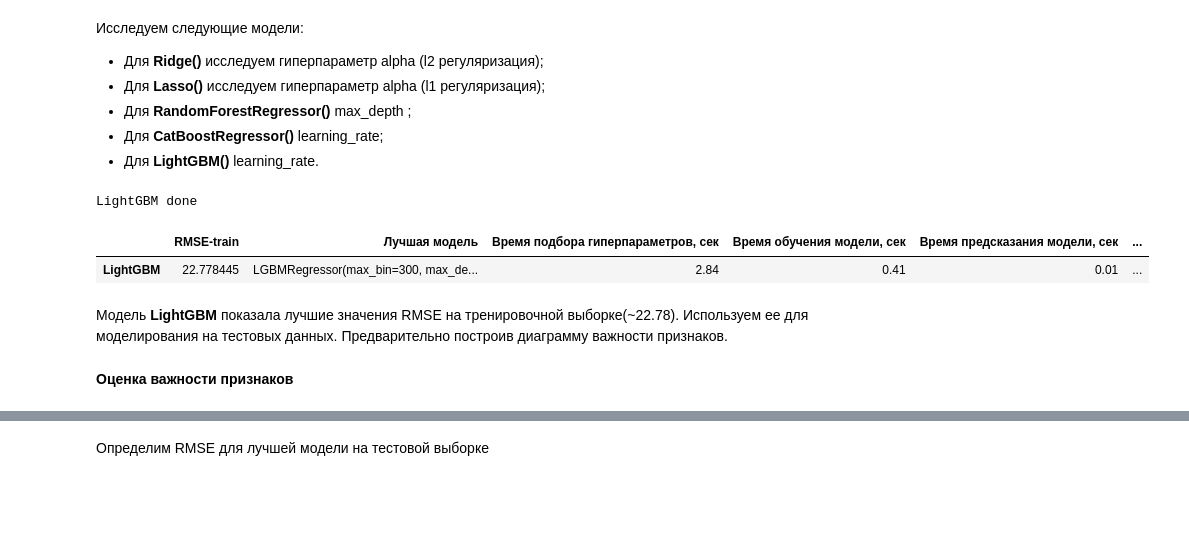
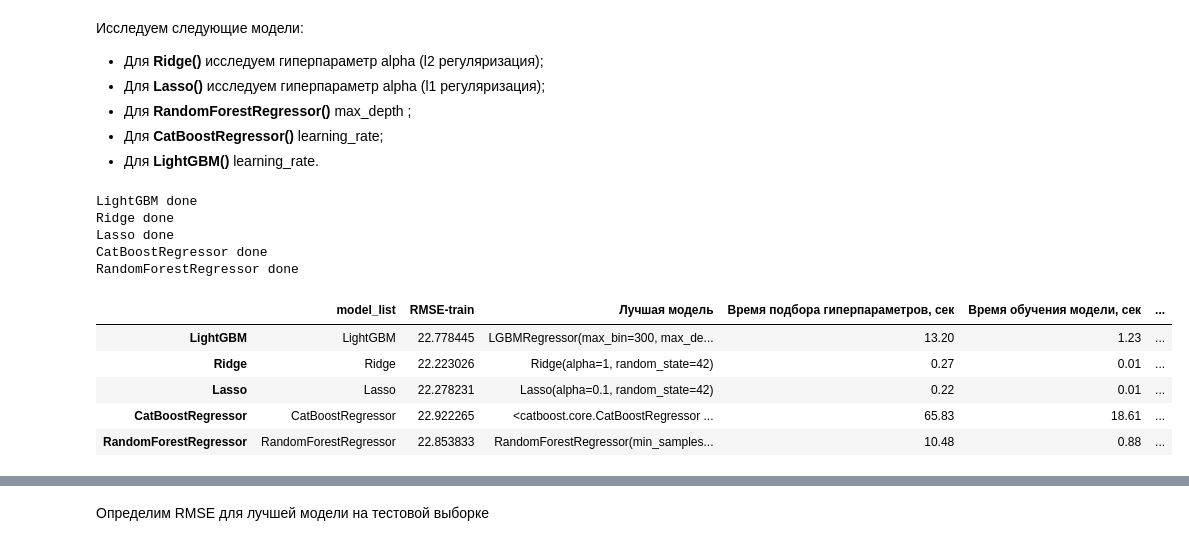
Before and after one commit to MalastowskiNS/-YanXPraKPjcts, a Jupyter notebook: M03P04-Taxi2Airport/Taxi2Airport.ipynb, the cells around one changed output, grey strips where cells are left out. Saved outputs shown, nothing was run; the diff lists cells and outputs as text; code cells hidden in the pictures; blank space fills up the shorter version.

```diff
--- a/M03P04-Taxi2Airport/Taxi2Airport.ipynb
+++ b/M03P04-Taxi2Airport/Taxi2Airport.ipynb
@@ -311,0 +352,9 @@ plt.show()
+# %%
+fig, ax = plt.subplots(2, figsize=(25, 10))
+fig.suptitle('Диаграммы автокорреляций ACF / PCF для ряда после трансформации Бокса-Кокса', fontsize=15)
+plot_acf(box2cox, ax= ax[0],  lags = 24*7)
+plot_pacf(box2cox,  ax= ax[1], lags = 24*7, method='ywm')
+for i, axis in enumerate(ax):
+    ax[i].set_xlabel('Лаги')
+    ax[i].set_ylabel('Значимость лага')
+plt.show()
@@ -312,7 +365,10 @@ plt.show()
 # %%
-fig, ax = plt.subplots(2, figsize=(25, 8))
+fig, ax = plt.subplots(2, figsize=(25, 10))
 fig.suptitle('Диаграммы автокорреляций ACF / PCF для ряда разности 1 час', fontsize=15)
 plot_acf(dSeriasdt, ax= ax[0],  lags = 24*7)
-plot_pacf(dSeriasdt,  ax= ax[1], lags = 24*7)
+plot_pacf(dSeriasdt,  ax= ax[1], lags = 24*7, method='ywm')
+for i, axis in enumerate(ax):
+    ax[i].set_xlabel('Лаги')
+    ax[i].set_ylabel('Значимость лага')
 plt.show()
 # %% [output]
@@ -320,7 +376,10 @@ plt.show()
 # %%
-fig, ax = plt.subplots(2, figsize=(25, 8))
+fig, ax = plt.subplots(2, figsize=(25, 10))
 fig.suptitle('Диаграммы автокорреляций ACF / PCF для ряда разности второго порядка', fontsize=15)
 plot_acf(dSeriasdt, ax= ax[0],  lags = 24*7)
-plot_pacf(dSeriasdt,  ax= ax[1], lags = 24*7)
+plot_pacf(dSeriasdt,  ax= ax[1], lags = 24*7, method='ywm')
+for i, axis in enumerate(ax):
+    ax[i].set_xlabel('Лаги')
+    ax[i].set_ylabel('Значимость лага')
 plt.show()
 # %% [output]
@@ -384,7 +441,7 @@ feat_acf.sample(5)
 feat_kalend = taxi2airport.copy()
 feat_kalend['Day'] = taxi2airport.index.day
 feat_kalend['Hour'] = taxi2airport.index.hour
-feat_kalend['Week'] = taxi2airport.index.week
+feat_kalend['Week'] = taxi2airport.index.isocalendar().week
 feat_kalend['DayofWeek'] = taxi2airport.index.dayofweek
 feat_kalend['Month'] = taxi2airport.index.month
 feat_kalend['TimeofDay'] = ((feat_kalend['Hour']+6)//6)
@@ -795,36 +901,39 @@ min_samples_split   = [2, 10, 20, 30, 35]
 min_samples_leaf    = [2, 10, 20, 30, 35]
 # %%
 model_list = ['LightGBM' , 'Ridge', 'Lasso', 'CatBoostRegressor', 'RandomForestRegressor']
-model_list = ['LightGBM']
 metrics_reg = []
 for i, model in enumerate(model_list):
     time2start = time()
     params   = param_grid_choose(model, min_samples_split, min_samples_leaf, alpha, learning_rate, n_estimators, max_depth)
     searcher = RandomizedSearchCV(lin_model,
                               param_distributions = params,
                               cv=tcv,
                               scoring='neg_mean_squared_error',
                               random_state=RANDOM_STATE,
                               error_score='raise',
                               n_iter=10,
                               n_jobs=-1);
     searcher.fit(train[num_col], train[target].values.ravel())
     train_score = searcher.best_score_
     time2finish = time()
     dt = time2finish-time2start
-    metrics_reg.append([np.sqrt(abs(train_score)), str(searcher.best_estimator_.get_params()["model"]),
+    metrics_reg.append([model, np.sqrt(abs(train_score)), str(searcher.best_estimator_.get_params()["model"]),
                     round(dt, 2), round(searcher.cv_results_['mean_fit_time'].mean(), 2), round(searcher.cv_results_['mean_score_time'].mean(), 2),
                     searcher.best_estimator_["model"].get_params()])
     print (model+' done')
 metrics_reg = pd.DataFrame(metrics_reg)
-metrics_reg.columns = ['RMSE-train ', 'Лучшая модель', 'Время подбора гиперпараметров, сек', 'Время обучения модели, сек', 'Время предсказания модели, сек', 'Все параметры модели']
+metrics_reg.columns = ['model_list', 'RMSE-train', 'Лучшая модель', 'Время подбора гиперпараметров, сек', 'Время обучения модели, сек', 'Время предсказания модели, сек', 'Все параметры модели']
 metrics_reg.index  = model_list
 metrics_reg
 # %% [output]
 LightGBM done
+Ridge done
+Lasso done
+CatBoostRegressor done
+RandomForestRegressor done
-|  | RMSE-train | Лучшая модель | Время подбора гиперпараметров, сек | Время обучения модели, сек | Время предсказания модели, сек | ... |
-| LightGBM | 22.778445 | LGBMRegressor(max_bin=300, max_de... | 2.84 | 0.41 | 0.01 | ... |
+|  | model_list | RMSE-train | Лучшая модель | Время подбора гиперпараметров, сек | Время обучения модели, сек | ... |
+| LightGBM | LightGBM | 22.778445 | LGBMRegressor(max_bin=300, max_de... | 13.20 | 1.23 | ... |
+| Ridge | Ridge | 22.223026 | Ridge(alpha=1, random_state=42) | 0.27 | 0.01 | ... |
+| Lasso | Lasso | 22.278231 | Lasso(alpha=0.1, random_state=42) | 0.22 | 0.01 | ... |
+| CatBoostRegressor | CatBoostRegressor | 22.922265 | <catboost.core.CatBoostRegressor ... | 65.83 | 18.61 | ... |
+| RandomForestRegressor | RandomForestRegressor | 22.853833 | RandomForestRegressor(min_samples... | 10.48 | 0.88 | ... |
-# %% [markdown]
-Модель **LightGBM** показала лучшие значения RMSE на тренировочной выборке(~22.78). Используем ее для моделирования на тестовых данных. Предварительно построив диаграмму важности признаков.
-# %% [markdown]
-**Оценка важности признаков**
```
Also changed, not shown: parts of 73 cells of this notebook.
